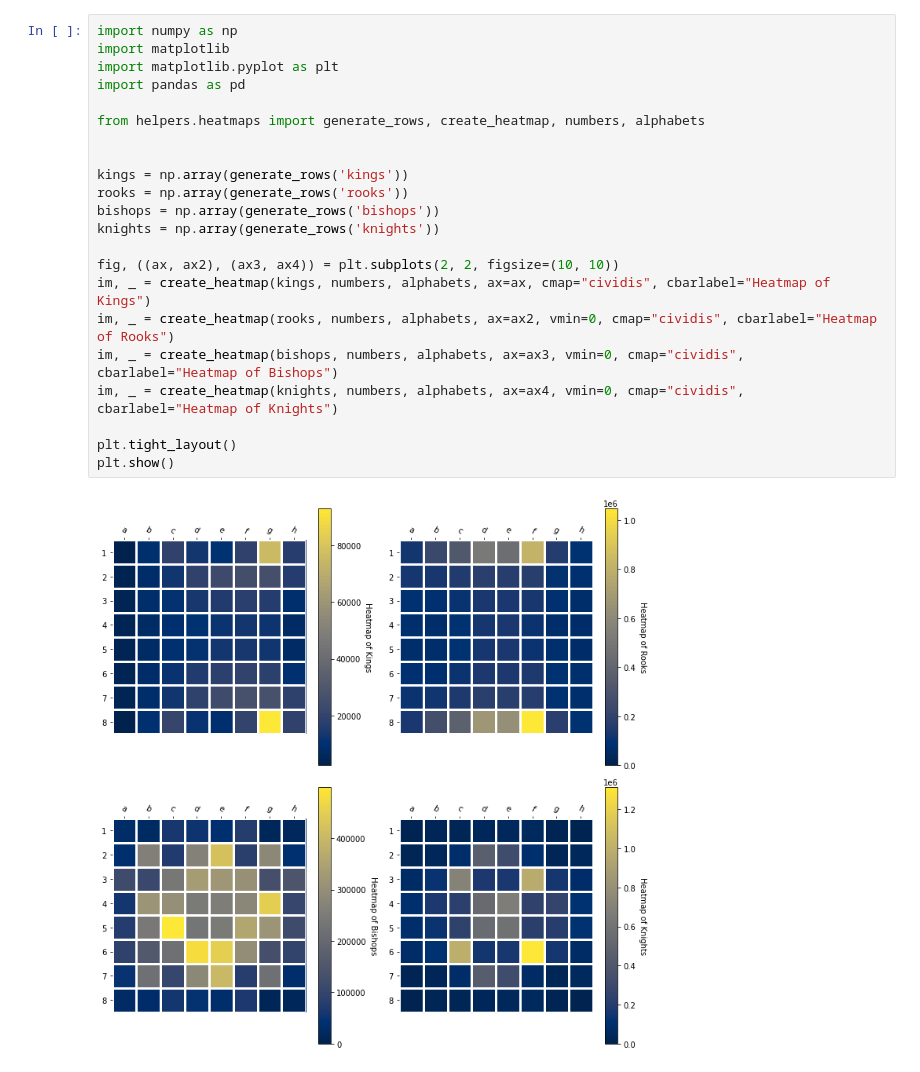
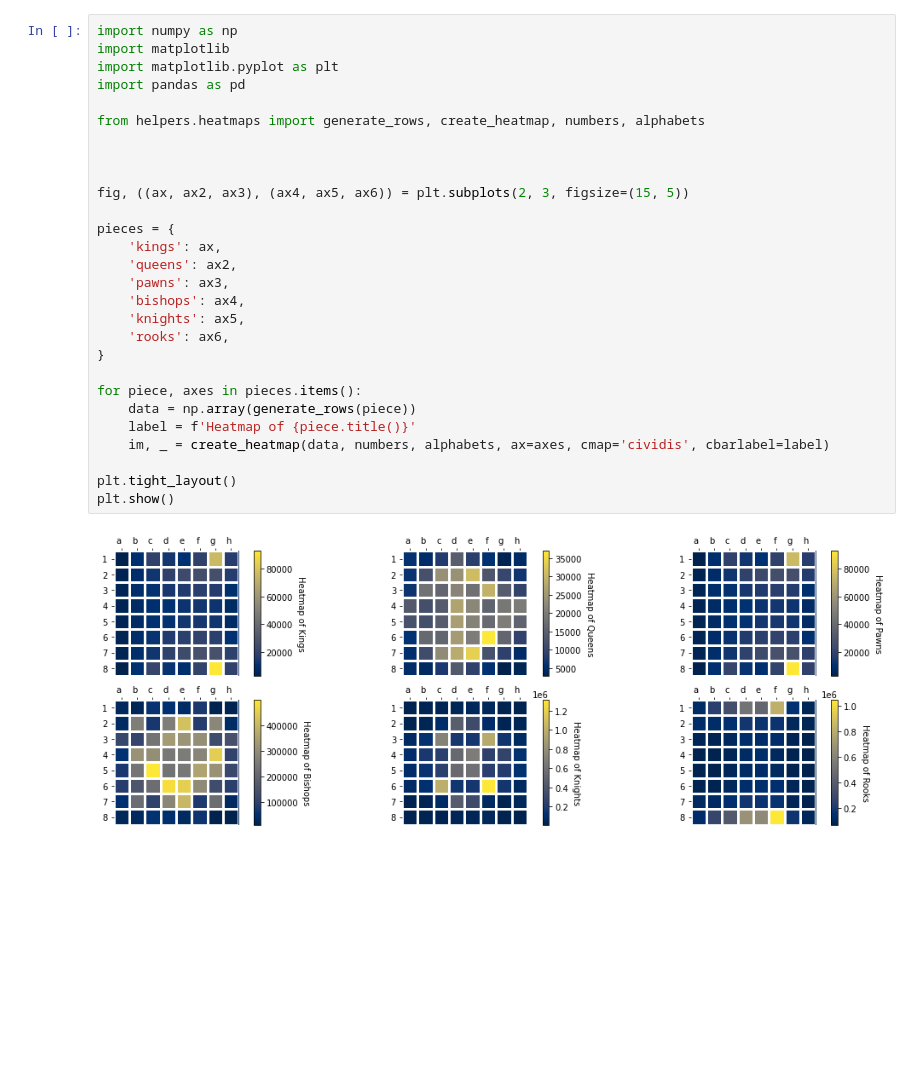
Before and after one commit to johnclaro/bigdata, a Jupyter notebook: README.ipynb, the cells around one changed output. Drawn from its saved outputs; the diff is of its cells as text; blank space fills up the shorter version.

Commit message:
Update rendering of heatmap on notebook

```diff
--- a/README.ipynb
+++ b/README.ipynb
@@ -1,24 +1,30 @@
 # %%
 import numpy as np
 import matplotlib
 import matplotlib.pyplot as plt
 import pandas as pd
 
 from helpers.heatmaps import generate_rows, create_heatmap, numbers, alphabets
 
 
-kings = np.array(generate_rows('kings'))
-rooks = np.array(generate_rows('rooks'))
-bishops = np.array(generate_rows('bishops'))
-knights = np.array(generate_rows('knights'))
 
-fig, ((ax, ax2), (ax3, ax4)) = plt.subplots(2, 2, figsize=(10, 10))
-im, _ = create_heatmap(kings, numbers, alphabets, ax=ax, cmap="cividis", cbarlabel="Heatmap of Kings")
-im, _ = create_heatmap(rooks, numbers, alphabets, ax=ax2, vmin=0, cmap="cividis", cbarlabel="Heatmap of Rooks")
-im, _ = create_heatmap(bishops, numbers, alphabets, ax=ax3, vmin=0, cmap="cividis", cbarlabel="Heatmap of Bishops")
-im, _ = create_heatmap(knights, numbers, alphabets, ax=ax4, vmin=0, cmap="cividis", cbarlabel="Heatmap of Knights")
+fig, ((ax, ax2, ax3), (ax4, ax5, ax6)) = plt.subplots(2, 3, figsize=(15, 5))
+
+pieces = {
+    'kings': ax,
+    'queens': ax2,
+    'pawns': ax3,
+    'bishops': ax4,
+    'knights': ax5,
+    'rooks': ax6,
+}
+
+for piece, axes in pieces.items():
+    data = np.array(generate_rows(piece))
+    label = f'Heatmap of {piece.title()}'
+    im, _ = create_heatmap(data, numbers, alphabets, ax=axes, cmap='cividis', cbarlabel=label)
 
 plt.tight_layout()
 plt.show()
 # %% [output]
-[figure, old version]
+[figure, new version]
```
